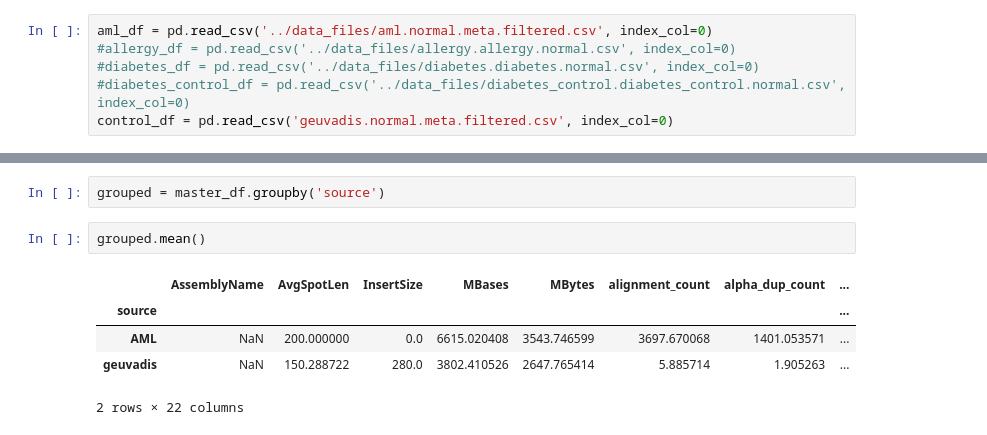
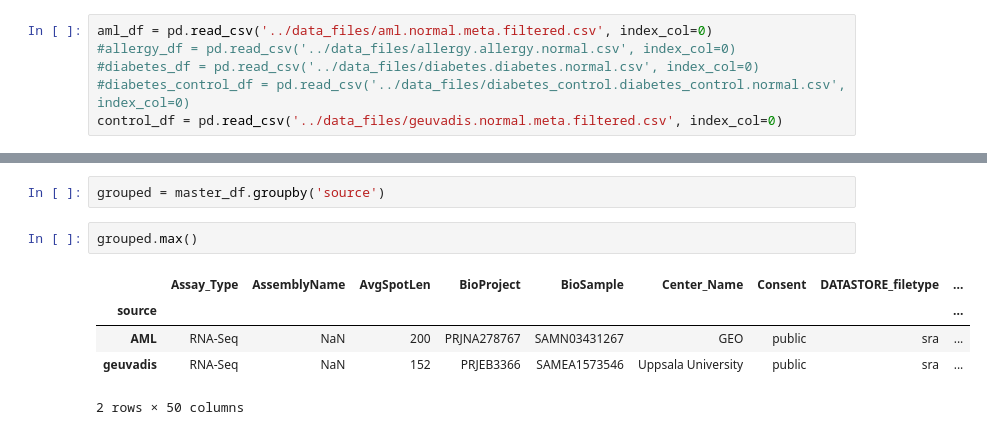
Before and after one commit to NCBI-Hackathons/Tryptase_Duplication, a Jupyter notebook: analysis/notebooks/create_scatter_figure.ipynb, the cells around one changed output, grey strips where cells are left out. Drawn from its saved outputs; the diff is of its cells as text.

Commit message:
feature counts analysis

```diff
--- a/analysis/notebooks/create_scatter_figure.ipynb
+++ b/analysis/notebooks/create_scatter_figure.ipynb
@@ -10,7 +10,7 @@ aml_df = pd.read_csv('../data_files/aml.normal.meta.filtered.csv', index_col=0)
 #allergy_df = pd.read_csv('../data_files/allergy.allergy.normal.csv', index_col=0)
 #diabetes_df = pd.read_csv('../data_files/diabetes.diabetes.normal.csv', index_col=0)
 #diabetes_control_df = pd.read_csv('../data_files/diabetes_control.diabetes_control.normal.csv', index_col=0)
-control_df = pd.read_csv('geuvadis.normal.meta.filtered.csv', index_col=0)
+control_df = pd.read_csv('../data_files/geuvadis.normal.meta.filtered.csv', index_col=0)
 # %%
 master_df = aml_df.append([control_df])
 # %%
@@ -136,10 +136,10 @@ control_df[['alignment_count']].sort_values('alignment_count', ascending=False).
 # %%
 grouped = master_df.groupby('source')
 # %%
-grouped.mean()
+grouped.max()
 # %% [output]
-|  | AssemblyName | AvgSpotLen | InsertSize | MBases | MBytes | alignment_count | alpha_dup_count | ... |
-| source |  |  |  |  |  |  |  | ... |
-| AML | NaN | 200.000000 | 0.0 | 6615.020408 | 3543.746599 | 3697.670068 | 1401.053571 | ... |
-| geuvadis | NaN | 150.288722 | 280.0 | 3802.410526 | 2647.765414 | 5.885714 | 1.905263 | ... |
+|  | Assay_Type | AssemblyName | AvgSpotLen | BioProject | BioSample | Center_Name | Consent | DATASTORE_filetype | ... |
+| source |  |  |  |  |  |  |  |  | ... |
+| AML | RNA-Seq | NaN | 200 | PRJNA278767 | SAMN03431267 | GEO | public | sra | ... |
+| geuvadis | RNA-Seq | NaN | 152 | PRJEB3366 | SAMEA1573546 | Uppsala University | public | sra | ... |
-2 rows × 22 columns
+2 rows × 50 columns
```
Also changed, not shown: parts of 3 cells of this notebook, 15 other files.
